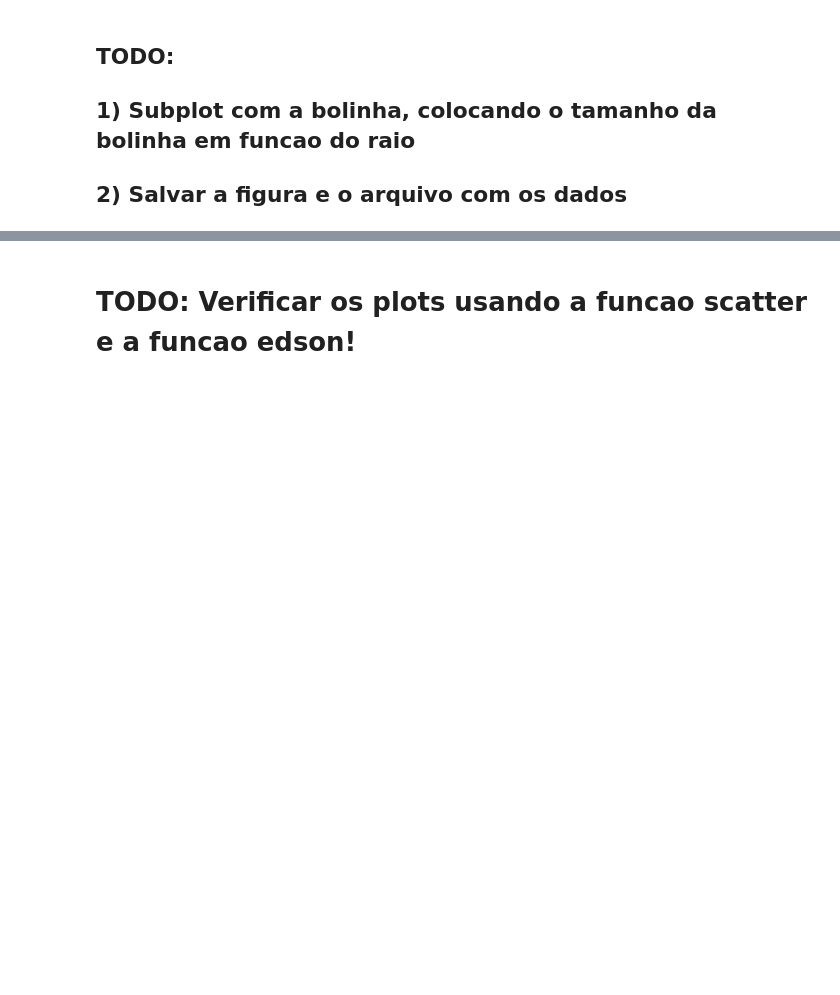
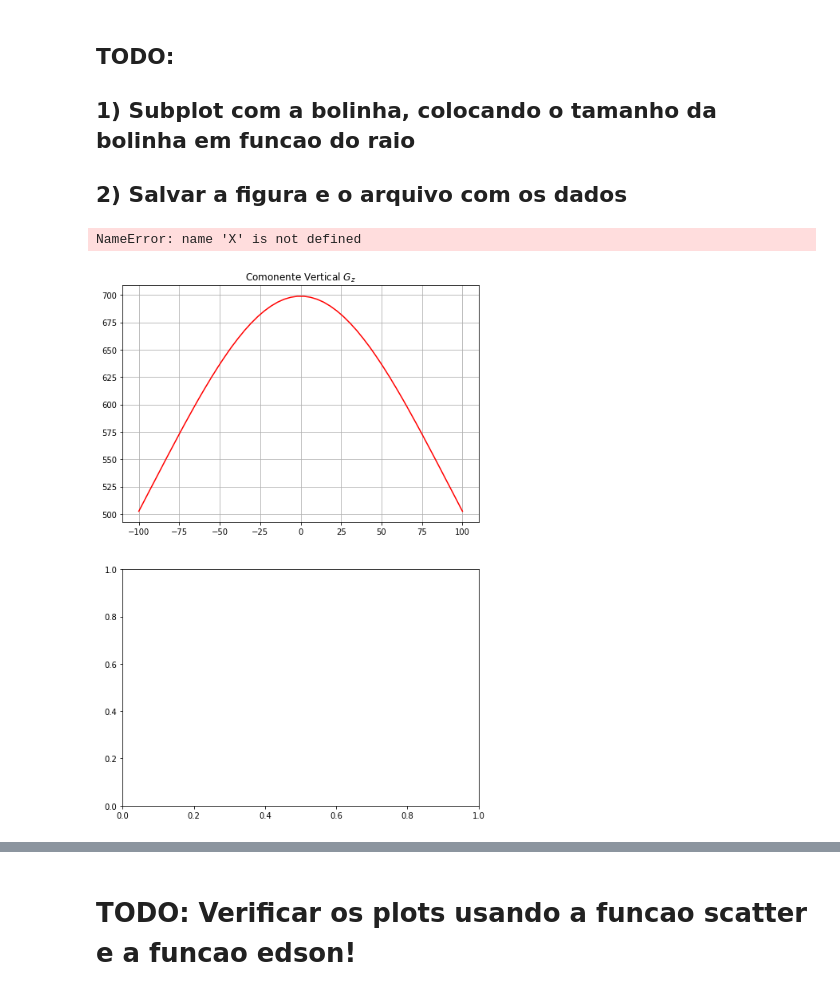
Before and after one commit to EdsonAlonso/EstagioCurricular, a Jupyter notebook: test_sphere.ipynb, the cells around one changed output, grey strips where cells are left out. Cells and saved outputs as stored; diff of their text form; code cells hidden in the pictures; blank space fills up the shorter version.

```diff
--- a/test_sphere.ipynb
+++ b/test_sphere.ipynb
@@ -105,22 +102,25 @@ plt.show()
 ##  2) Salvar a figura e o arquivo com os dados
 # %%
 plt.figure(figsize=(8,12))
-circle1=plt.Circle((xc,zc),radius=raio,color = 'r')
+circle1=plt.Circle((xc,zc),radius=raio,color =  'r')
 plt.subplot(2,1,1)
-plt.plot(x,gz,'r+')
+plt.plot(x,gz,'r')
 plt.title('Comonente Vertical $G_z$')
 plt.grid()
 
 plt.subplot(2,1,2)
+plt.contourf(X, Y, U1, 25, cmap = plt.cm.jet)
 plt.gcf().gca().add_artist(circle1)
 plt.title('Bolinha em subsuperficie')
 plt.grid()
-plt.xlim( (-2.0*raio,2.0*raio) )
-plt.ylim( (z, 2.0*zc ) )
+plt.xlim( ((z)/2 - 1.5*(zc+2*raio)/2, ((-z)/2) + 1.5*(zc+2*raio)/2 ) )
+plt.ylim( (z , zc + 2*raio) )
 plt.gca().invert_yaxis()
-#plt.savefig('TODO_022.pdf', dpi=300, transparent=True, bbox_inches='tight')
-plt.savefig('TODO_023.pdf', dpi=300, transparent=True, bbox_inches='tight')
-
+plt.savefig('TODO_023.pdf', dpi=300, transparet=True, bbox_inches='tight')
+plt.colorbar()
 plt.show()
+# %% [output]
+NameError: name 'X' is not defined
+[figure, added]
 # %%
 #### Utilizando a funcao scatter (alternativamente):
```
Also changed, not shown: parts of 5 cells of this notebook.
